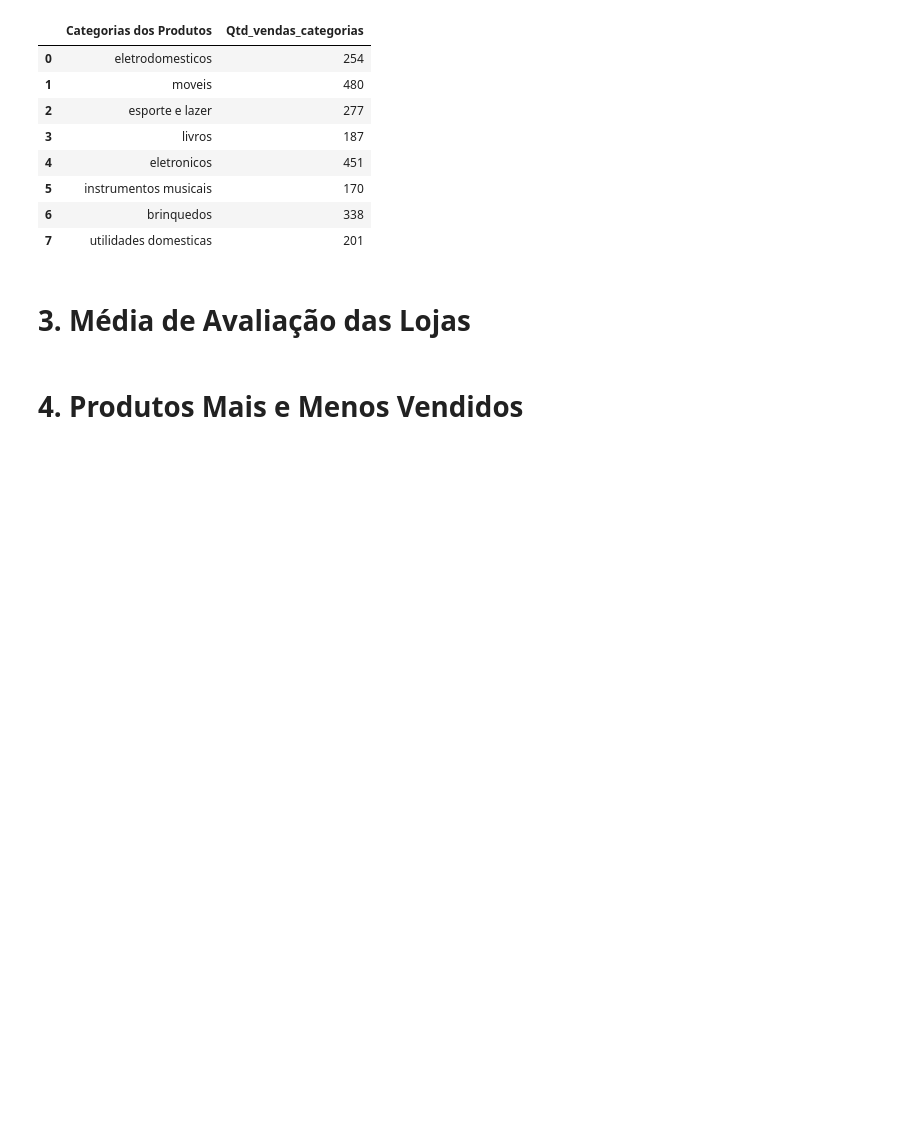
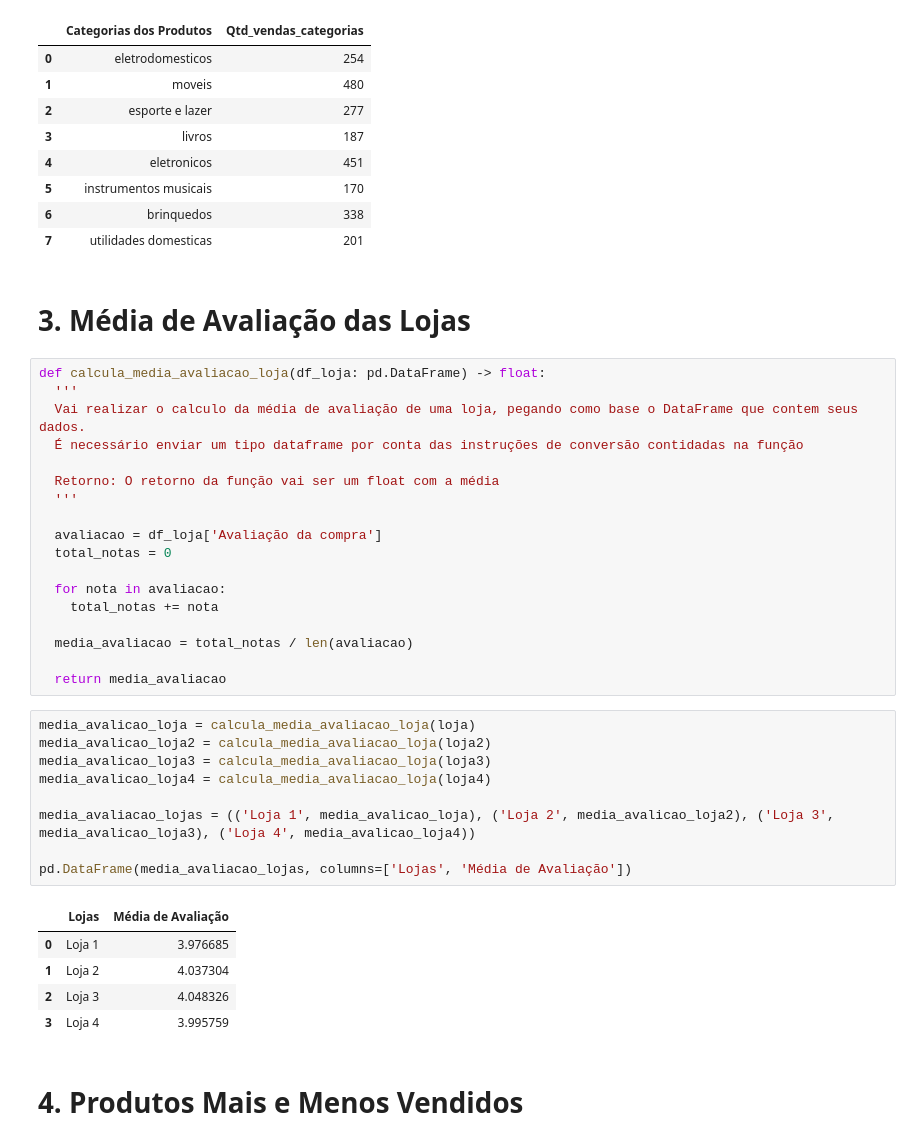
Before and after one commit to bdev16/Alura_Store_Challenger, a Jupyter notebook: AluraStoreBr.ipynb, the cells around one changed output. Saved outputs shown, nothing was run; the diff lists cells and outputs as text; blank space fills up the shorter version.

Commit message:
Feat: Faz o codigo que retorna a Média de Avaliação das Lojas

```diff
--- a/AluraStoreBr.ipynb
+++ b/AluraStoreBr.ipynb
@@ -176,6 +176,39 @@ Qtd_vendas_categoriasProduto_loja4
 | 7 | utilidades domesticas | 201 |
 # %% [markdown]
 # 3. Média de Avaliação das Lojas
+# %%
+def calcula_media_avaliacao_loja(df_loja: pd.DataFrame) -> float:
+  '''
+  Vai realizar o calculo da média de avaliação de uma loja, pegando como base o DataFrame que contem seus dados.
+  É necessário enviar um tipo dataframe por conta das instruções de conversão contidadas na função
+
+  Retorno: O retorno da função vai ser um float com a média
+  '''
+
+  avaliacao = df_loja['Avaliação da compra']
+  total_notas = 0
+
+  for nota in avaliacao:
+    total_notas += nota
+
+  media_avaliacao = total_notas / len(avaliacao)
+
+  return media_avaliacao
+# %%
+media_avalicao_loja = calcula_media_avaliacao_loja(loja)
+media_avalicao_loja2 = calcula_media_avaliacao_loja(loja2)
+media_avalicao_loja3 = calcula_media_avaliacao_loja(loja3)
+media_avalicao_loja4 = calcula_media_avaliacao_loja(loja4)
+
+media_avaliacao_lojas = (('Loja 1', media_avalicao_loja), ('Loja 2', media_avalicao_loja2), ('Loja 3', media_avalicao_loja3), ('Loja 4', media_avalicao_loja4))
+
+pd.DataFrame(media_avaliacao_lojas, columns=['Lojas', 'Média de Avaliação'])
+# %% [output]
+|  | Lojas | Média de Avaliação |
+| 0 | Loja 1 | 3.976685 |
+| 1 | Loja 2 | 4.037304 |
+| 2 | Loja 3 | 4.048326 |
+| 3 | Loja 4 | 3.995759 |
 # %% [markdown]
 # 4. Produtos Mais e Menos Vendidos
 # %% [markdown]
```
